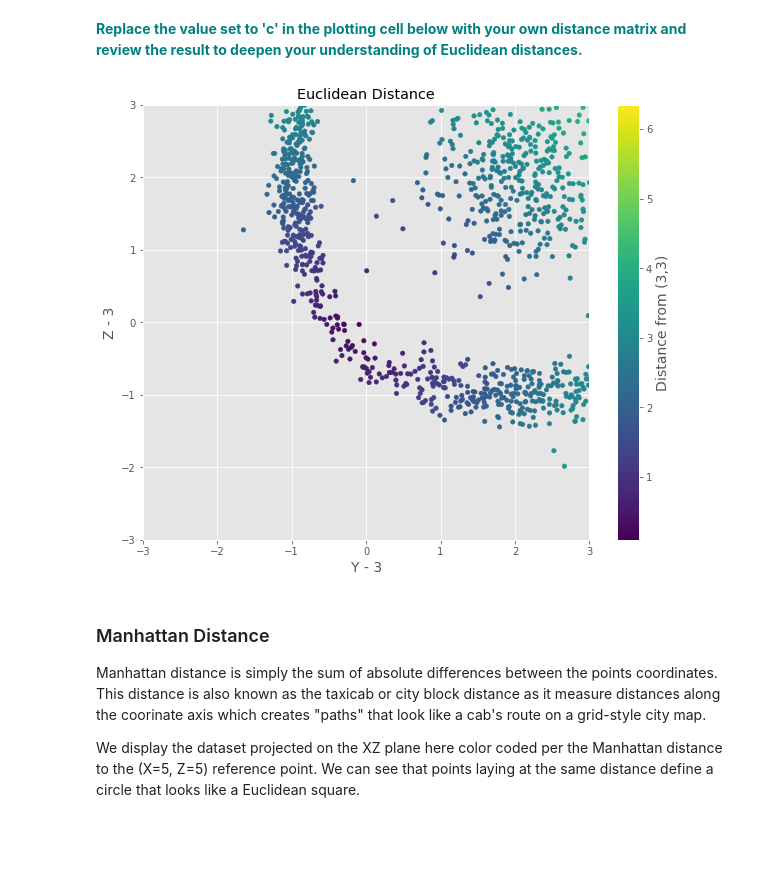
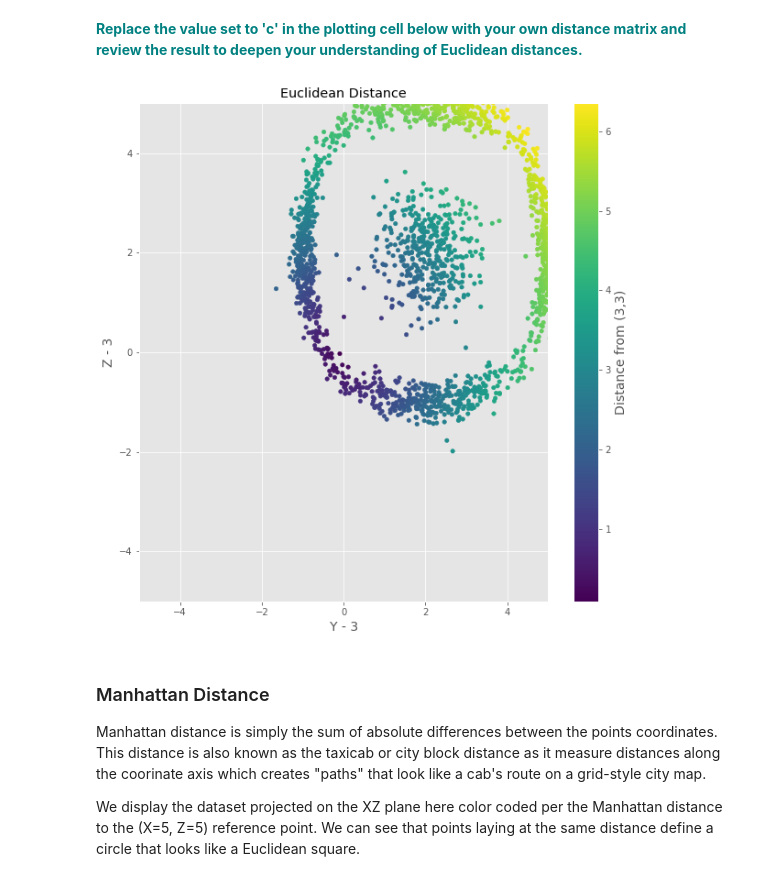
Before and after one commit to minyansh/jupyter_practice, a Jupyter notebook: unsupervised_learning/1605005916_Euclidean_and_Manhattan_Distances_Case_Study_11102020/Euclidean_and_Manhattan_Distances_Case_Study.ipynb, the cells around one changed output. Saved outputs shown, nothing was run; the diff lists cells and outputs as text; code cells hidden in the pictures; blank space fills up the shorter version.

```diff
--- a/unsupervised_learning/1605005916_Euclidean_and_Manhattan_Distances_Case_Study_11102020/Euclidean_and_Manhattan_Distances_Case_Study.ipynb
+++ b/unsupervised_learning/1605005916_Euclidean_and_Manhattan_Distances_Case_Study_11102020/Euclidean_and_Manhattan_Distances_Case_Study.ipynb
@@ -38,20 +38,20 @@ distEuclid_3 = np.sqrt((df.Z -3)**2 + (df.Y - 3)**2)
 # %% [markdown]
 **<font color='teal'>Replace the value set to 'c' in the plotting cell below with your own distance matrix and review the result to deepen your understanding of Euclidean distances. </font>**
 # %%
-figEuclid = plt.figure(figsize=[10,8])
+figEuclid = plt.figure(figsize=[10,10])
 
-plt.scatter(df.Y - 3, df.Z-3, c=distEuclid_3, s=20)
-plt.ylim([-3,3])
-plt.xlim([-3,3])
+plt.scatter(df.Y-3 , df.Z-3, c=distEuclid_3, s=20)
+plt.ylim([-5,5])
+plt.xlim([-5,5])
 plt.xlabel('Y - 3', size=14)
 plt.ylabel('Z - 3', size=14)
 plt.title('Euclidean Distance')
 cb = plt.colorbar()
 cb.set_label('Distance from (3,3)', size=14)
 
 #figEuclid.savefig('plots/Euclidean.png')
 # %% [output]
-[figure, old version]
+[figure, new version]
 # %% [markdown]
 ### Manhattan Distance
 
```
Also changed, not shown: parts of 1 cell of this notebook, 13 other files.
